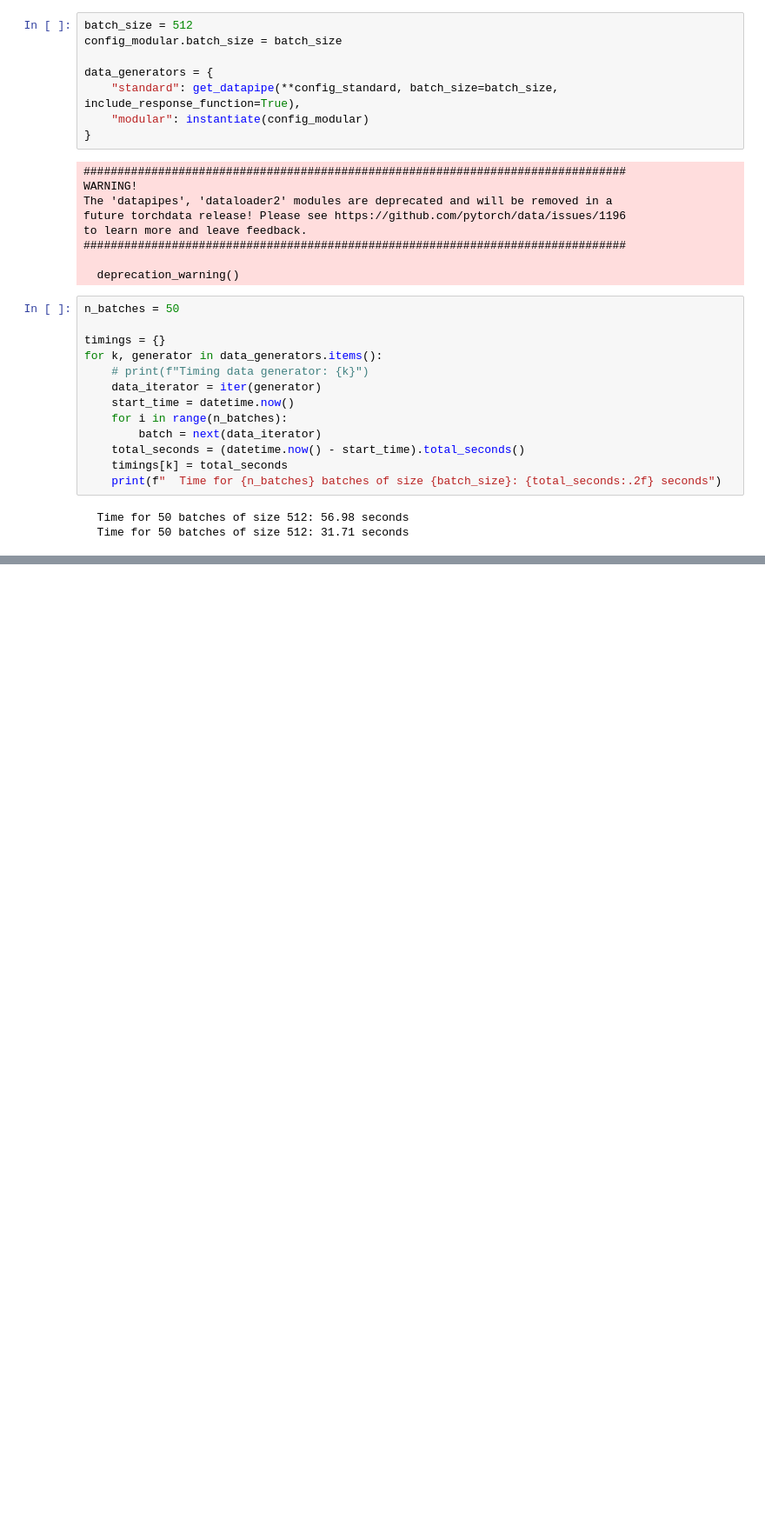
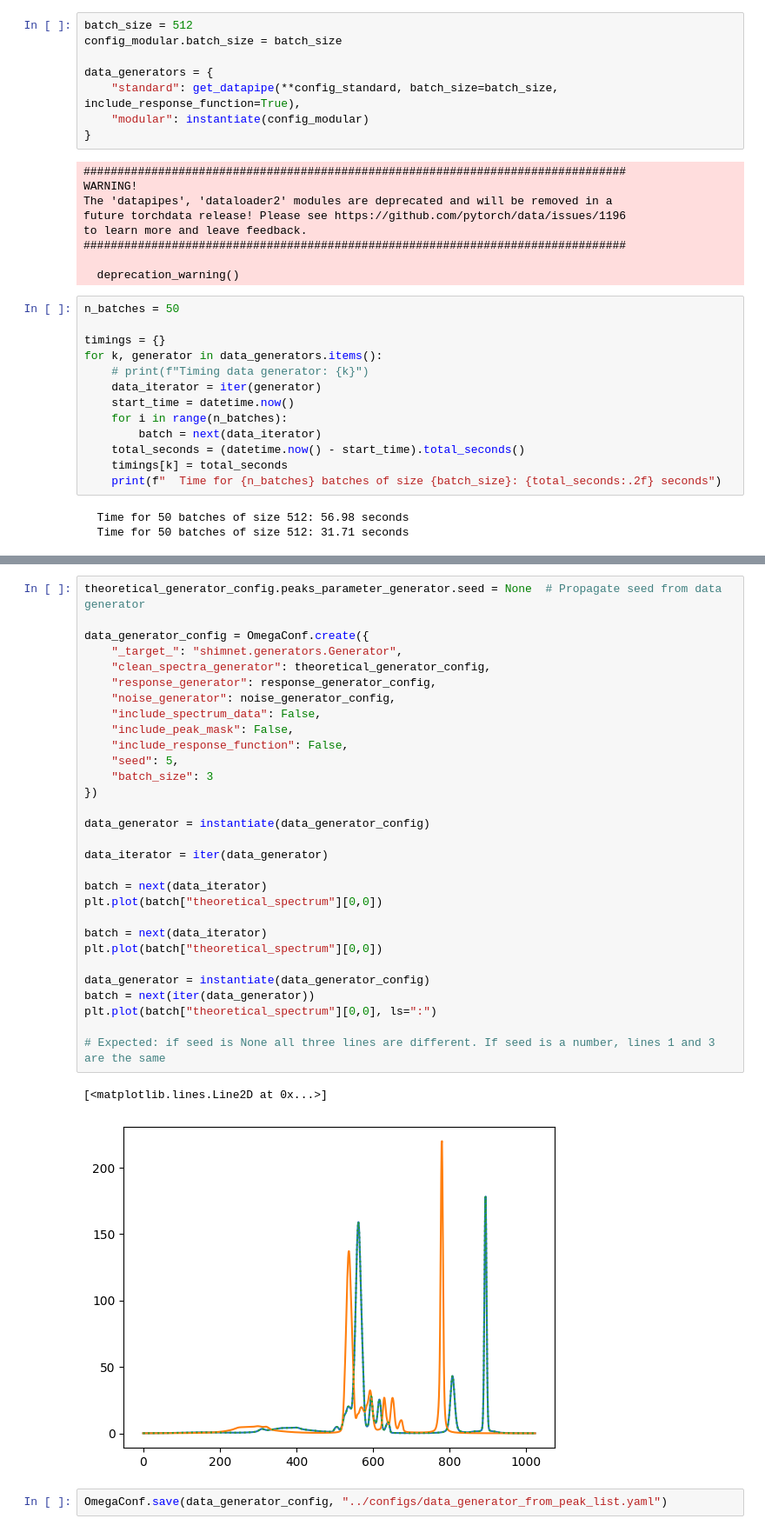
Before and after one commit to center4ml/shimnet, a Jupyter notebook: development/modular_datapipe.ipynb, the cells around one changed output, grey strips where cells are left out. Shown: that part at 87% size. Saved outputs shown, nothing was run; the diff lists cells and outputs as text; blank space fills up the shorter version.

```diff
--- a/development/modular_datapipe.ipynb
+++ b/development/modular_datapipe.ipynb
@@ -233,0 +354,35 @@ for k, generator in data_generators.items():
+# %%
+theoretical_generator_config.peaks_parameter_generator.seed = None  # Propagate seed from data generator
+
+data_generator_config = OmegaConf.create({
+    "_target_": "shimnet.generators.Generator",
+    "clean_spectra_generator": theoretical_generator_config,
+    "response_generator": response_generator_config,
+    "noise_generator": noise_generator_config,
+    "include_spectrum_data": False,
+    "include_peak_mask": False,
+    "include_response_function": False,
+    "seed": 5,
+    "batch_size": 3
+})
+
+data_generator = instantiate(data_generator_config)
+
+data_iterator = iter(data_generator)
+
+batch = next(data_iterator)
+plt.plot(batch["theoretical_spectrum"][0,0])
+
+batch = next(data_iterator)
+plt.plot(batch["theoretical_spectrum"][0,0])
+
+data_generator = instantiate(data_generator_config)
+batch = next(iter(data_generator))
+plt.plot(batch["theoretical_spectrum"][0,0], ls=":")
+
+# Expected: if seed is None all three lines are different. If seed is a number, lines 1 and 3 are the same
+# %% [output]
+[<matplotlib.lines.Line2D at 0x...>]
+[figure, added]
+# %%
+OmegaConf.save(data_generator_config, "../configs/data_generator_from_peak_list.yaml")
```
Also changed, not shown: parts of 4 cells of this notebook, 4 other files.
